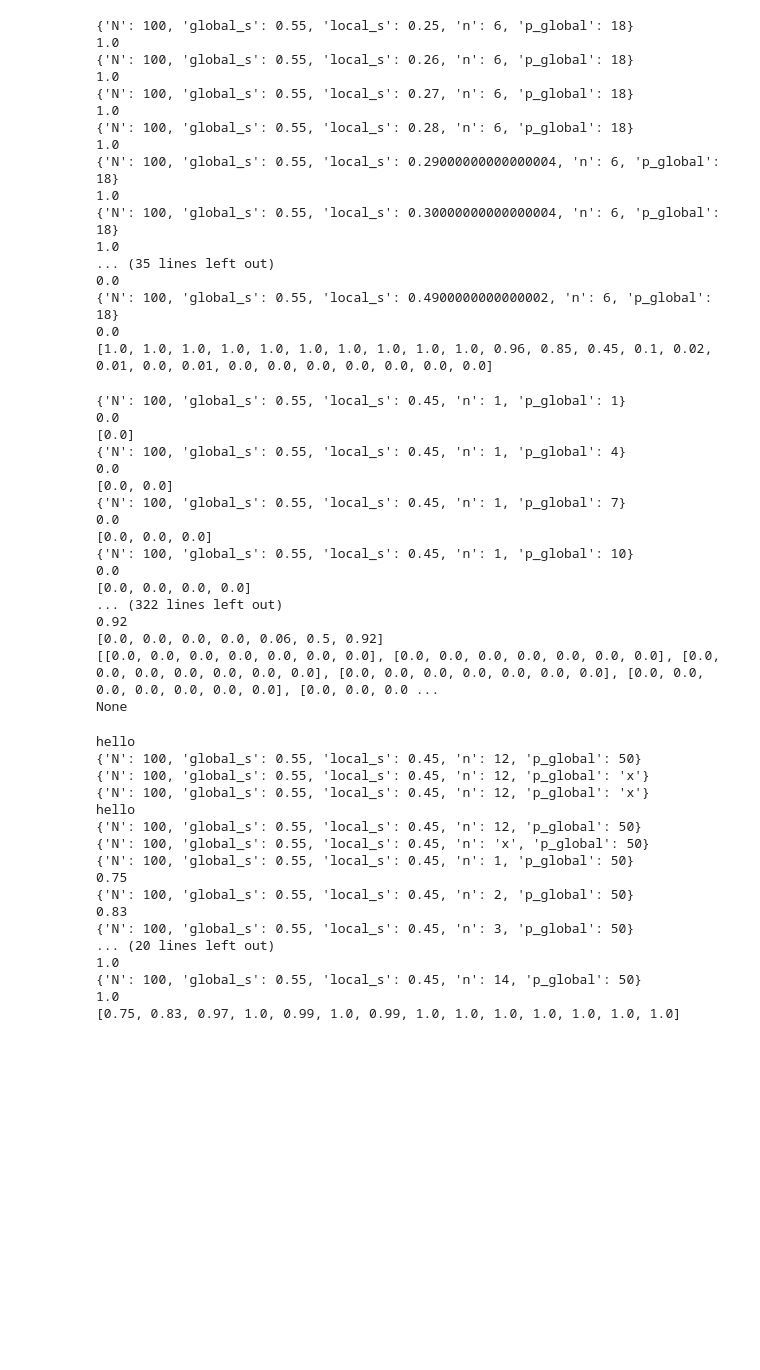
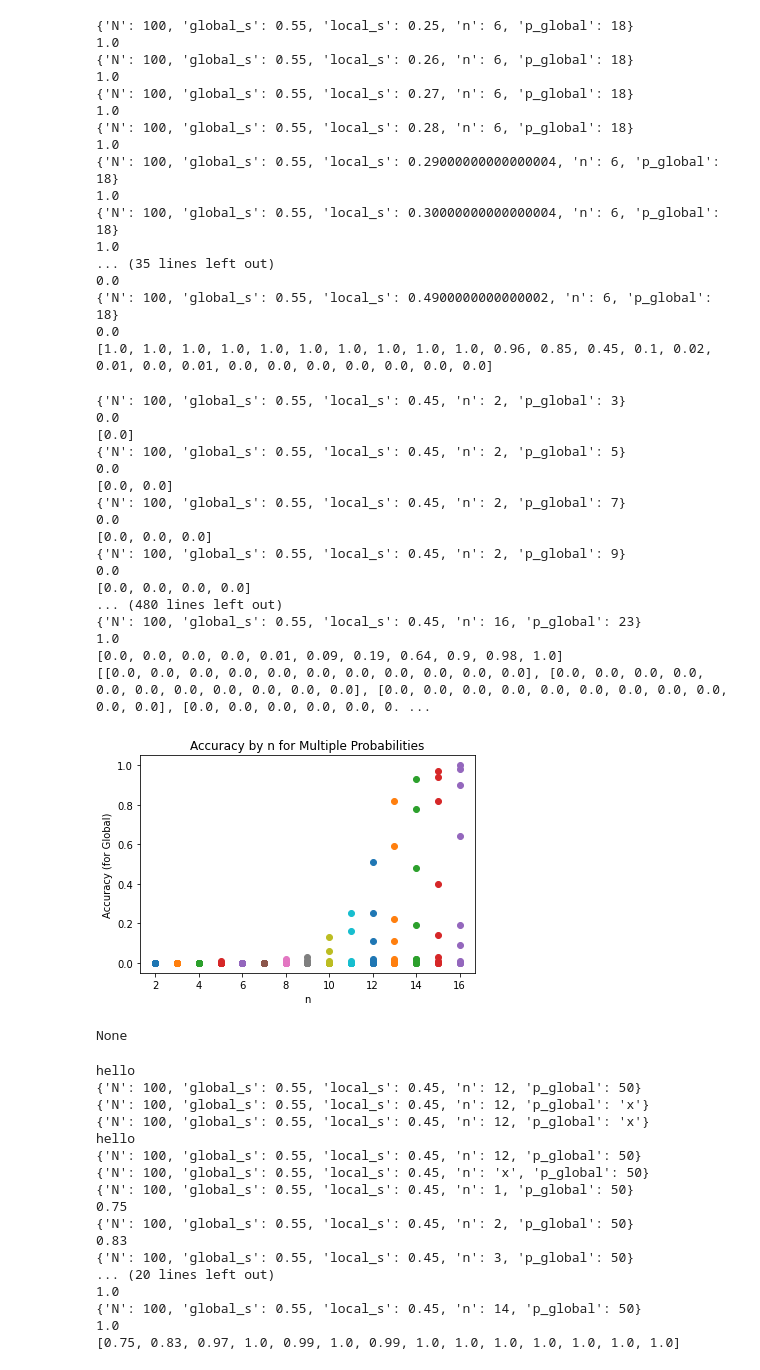
Before and after one commit to yGit741/comdepri, a Jupyter notebook: accuracy_simulation_210121.ipynb, the cells around one changed output. Drawn from its saved outputs; the diff is of its cells as text; code cells hidden in the pictures; blank space fills up the shorter version.

Commit message:
multiple parameter graph - explained!

```diff
--- a/accuracy_simulation_210121.ipynb
+++ b/accuracy_simulation_210121.ipynb
@@ -119,45 +119,58 @@ print(df_accuracy_by_param(f_param = 'local_s', min = 0.25, max=0.5, step = 0.01
 0.0
 [1.0, 1.0, 1.0, 1.0, 1.0, 1.0, 1.0, 1.0, 1.0, 1.0, 0.96, 0.85, 0.45, 0.1, 0.02, 0.01, 0.0, 0.01, 0.0, 0.0, 0.0, 0.0, 0.0, 0.0, 0.0]
 # %%
-def df_accuracy_by_param_mult(param_x = 'n', min_x=1, max_x=17, step_x=1, param_a= 'p_global', min_a=1, max_a=20, step_a=3, N=100, global_s=0.55, local_s=0.45, n=12, p_global=50):
+def df_accuracy_by_param_mult(title='Accuracy by n for Multiple Probabilities', param_x = 'n', min_x=2, max_x=17, step_x=1, param_a= 'p_global', min_a=3, max_a=25, step_a=2, N=100,
+                              global_s=0.55, local_s=0.45, n=12, p_global=50):
   dict_for_param =dict_by_param(N=N, global_s=global_s, local_s=local_s, n=n, p_global=p_global)
   array_for_x = np.arange(min_x,max_x,step_x)
   array_for_a = np.arange(min_a, max_a, step_a)
   new_array = []
   for p in array_for_x:
     same_x_array = []
     dict_for_param[param_x]=p
     for a in array_for_a:
       dict_for_param[param_a]=a
       print(dict_for_param)
       acc=df_accuracy(**dict_for_param)
       print(acc)
       same_x_array.append(acc)
       print(same_x_array)
     new_array.append(same_x_array)
   print(new_array)
-  return
+  for xe, ye in zip(array_for_x, new_array):
+    plt.scatter([xe]*len(ye), ye)
+
+  plt.title(title)
+  plt.xlabel(param_x)
+  plt.ylabel('Accuracy (for Global)')
+  return plt.show()
+
 
 
 print(df_accuracy_by_param_mult())
+
+
+#In this, param_x is the param that will be plotted as 'x', and param_a is is the second paramater that we can see represented as different values for the same x.
 # %% [output]
-{'N': 100, 'global_s': 0.55, 'local_s': 0.45, 'n': 1, 'p_global': 1}
+{'N': 100, 'global_s': 0.55, 'local_s': 0.45, 'n': 2, 'p_global': 3}
 0.0
 [0.0]
-{'N': 100, 'global_s': 0.55, 'local_s': 0.45, 'n': 1, 'p_global': 4}
+{'N': 100, 'global_s': 0.55, 'local_s': 0.45, 'n': 2, 'p_global': 5}
 0.0
 [0.0, 0.0]
-{'N': 100, 'global_s': 0.55, 'local_s': 0.45, 'n': 1, 'p_global': 7}
+{'N': 100, 'global_s': 0.55, 'local_s': 0.45, 'n': 2, 'p_global': 7}
 0.0
 [0.0, 0.0, 0.0]
-{'N': 100, 'global_s': 0.55, 'local_s': 0.45, 'n': 1, 'p_global': 10}
+{'N': 100, 'global_s': 0.55, 'local_s': 0.45, 'n': 2, 'p_global': 9}
 0.0
 [0.0, 0.0, 0.0, 0.0]
-... (322 lines left out)
-0.92
-[0.0, 0.0, 0.0, 0.0, 0.06, 0.5, 0.92]
-[[0.0, 0.0, 0.0, 0.0, 0.0, 0.0, 0.0], [0.0, 0.0, 0.0, 0.0, 0.0, 0.0, 0.0], [0.0, 0.0, 0.0, 0.0, 0.0, 0.0, 0.0], [0.0, 0.0, 0.0, 0.0, 0.0, 0.0, 0.0], [0.0, 0.0, 0.0, 0.0, 0.0, 0.0, 0.0], [0.0, 0.0, 0.0 ...
-None
+... (480 lines left out)
+{'N': 100, 'global_s': 0.55, 'local_s': 0.45, 'n': 16, 'p_global': 23}
+1.0
+[0.0, 0.0, 0.0, 0.0, 0.01, 0.09, 0.19, 0.64, 0.9, 0.98, 1.0]
+[[0.0, 0.0, 0.0, 0.0, 0.0, 0.0, 0.0, 0.0, 0.0, 0.0, 0.0], [0.0, 0.0, 0.0, 0.0, 0.0, 0.0, 0.0, 0.0, 0.0, 0.0, 0.0], [0.0, 0.0, 0.0, 0.0, 0.0, 0.0, 0.0, 0.0, 0.0, 0.0, 0.0], [0.0, 0.0, 0.0, 0.0, 0.0, 0. ...
+[figure, added]
+None
 # %%
 
 #just tests - not neccessary
```
Also changed, not shown: parts of 1 cell of this notebook.
